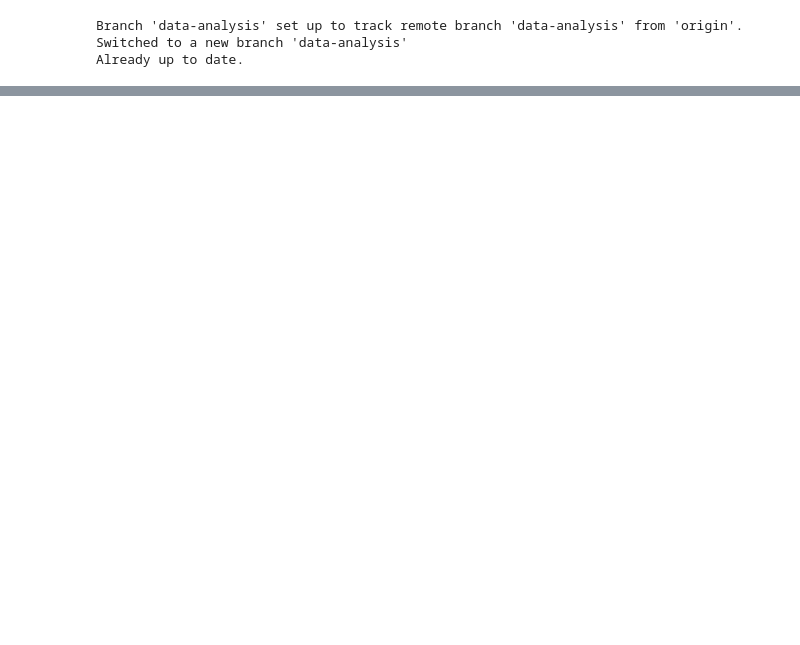
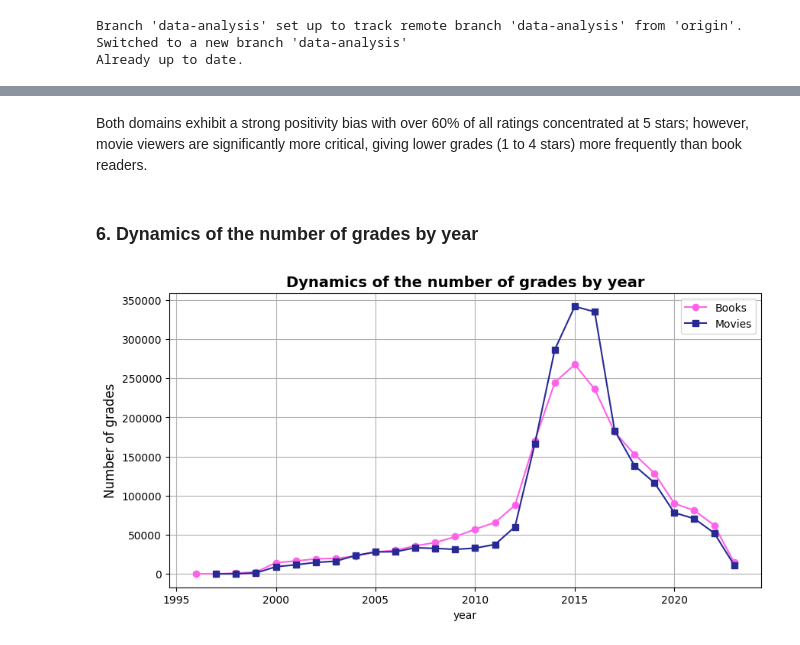
Before and after one commit to mkobycheva/recommendation-system, a Jupyter notebook: notebooks/00_eda.ipynb, the cells around one changed output, grey strips where cells are left out. Cells and saved outputs as stored; diff of their text form; code cells hidden in the pictures; blank space fills up the shorter version.

```diff
--- a/notebooks/00_eda.ipynb
+++ b/notebooks/00_eda.ipynb
@@ -32,0 +140,17 @@ Books ∩ Movies ∩ CDs: 17,777 (14.35% of smallest domain)
+# %%
+all_books = pd.concat([books_train, books_valid, books_test], ignore_index=True)
+all_movies = pd.concat([movies_train, movies_valid, movies_test], ignore_index=True)
+
+books_user_activity = all_books.groupby('user_id').size()
+
+books_item_popularity = all_books.groupby('parent_asin').size()
+
+movies_user_activity = all_movies.groupby('user_id').size()
+
+movies_item_popularity = all_movies.groupby('parent_asin').size()
+
+print(f"Books: user graded {books_user_activity.mean().round(2)} books in average")
+print(f"Movies: user graded {movies_user_activity.mean().round(2)} movies in average")
+
+print(f"Books: median of grades for one book: {books_item_popularity.median()}")
+print(f"Movies: median of grades for one movie: {movies_item_popularity.median()}")
@@ -32,0 +203,21 @@ Books ∩ Movies ∩ CDs: 17,777 (14.35% of smallest domain)
+# %% [markdown]
+Both domains exhibit a strong positivity bias with over 60% of all ratings concentrated at 5 stars; however, movie viewers are significantly more critical, giving lower grades (1 to 4 stars) more frequently than book readers.
+# %% [markdown]
+### 6. Dynamics of the number of grades by year
+# %%
+all_books['date'] = pd.to_datetime(all_books['timestamp'], unit='ms')
+all_movies['date'] = pd.to_datetime(all_movies['timestamp'], unit='ms')
+
+all_books['year'] = all_books['date'].dt.year
+all_movies['year'] = all_movies['date'].dt.year
+
+plt.figure(figsize=(10, 5))
+all_books.groupby('year').size().plot(label='Books', marker='o', color='#FF61EB')
+all_movies.groupby('year').size().plot(label='Movies', marker='s', color='#282A94')
+plt.title('Dynamics of the number of grades by year', fontsize=14, fontweight='bold')
+plt.ylabel('Number of grades', fontsize=12)
+plt.legend()
+plt.grid(True)
+plt.show()
+# %% [output]
+[figure, added]
```
Also changed, not shown: parts of 42 cells of this notebook.
